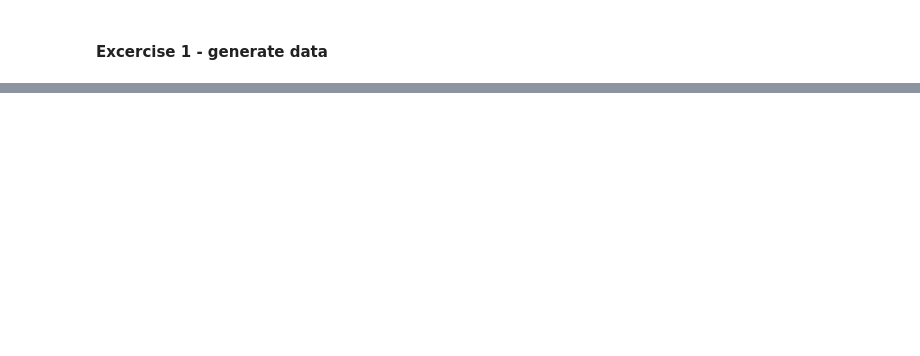
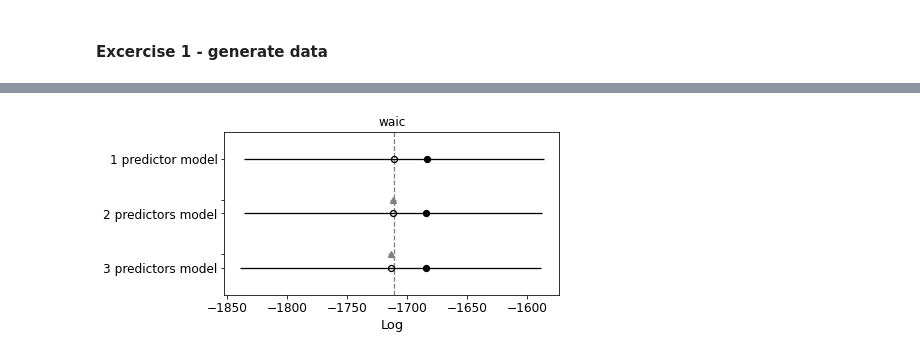
Before and after one commit to bartoszzak/Data_Analytics, a Jupyter notebook: lab6/lab6.ipynb, the cells around one changed output, grey strips where cells are left out. Saved outputs shown, nothing was run; the diff lists cells and outputs as text; code cells hidden in the pictures; blank space fills up the shorter version.

```diff
--- a/lab6/lab6.ipynb
+++ b/lab6/lab6.ipynb
@@ -59,0 +462,4 @@ generated quantities {
+# %%
+# Compare using waic criteria
+model_comp = az.compare({'1 predictor model': inf_data1, '2 predictors model': inf_data2, '3 predictors model': inf_data3}, ic='waic')
+model_comp
@@ -59,0 +477,6 @@ generated quantities {
+# %%
+az.plot_compare(model_comp)
+plt.title('waic')
+plt.show()
+# %% [output]
+[figure, added]
```
Also changed, not shown: parts of 29 cells of this notebook.
